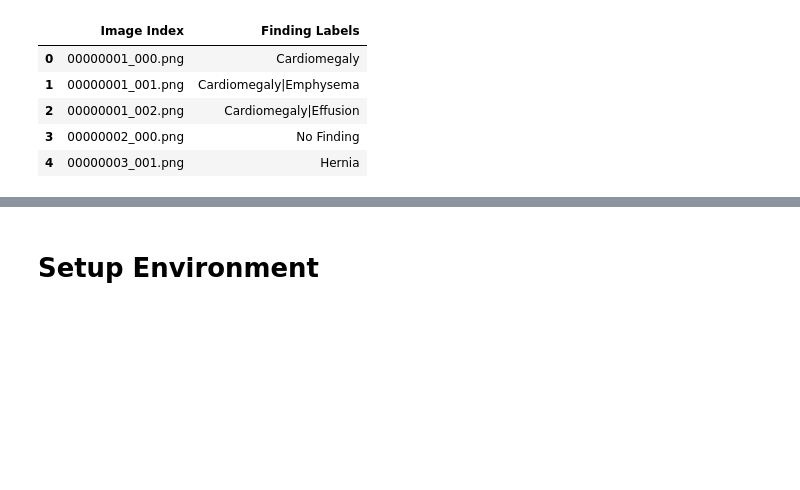
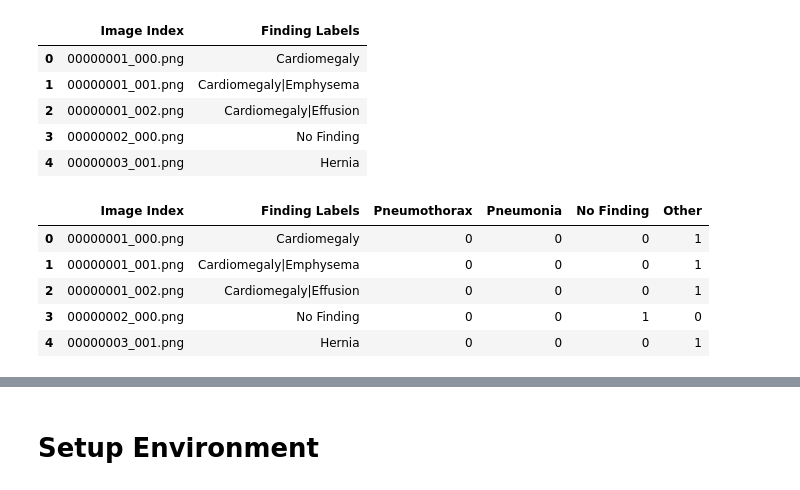
Before and after one commit to Toptopito/pneumonia_prediction, a Jupyter notebook: pneumonia_prediction_training_nih.ipynb, the cells around one changed output, grey strips where cells are left out. Drawn from its saved outputs; the diff is of its cells as text; code cells hidden in the pictures; blank space fills up the shorter version.

```diff
--- a/pneumonia_prediction_training_nih.ipynb
+++ b/pneumonia_prediction_training_nih.ipynb
@@ -48,7 +48,7 @@ memory usage: 9.4+ MB
 # %%
 # retain only needed columns
 cols_to_retain = ['Image Index',
-                  'Finding Labels']
+                  'Finding Labels',]
 findings_df = findings_df[cols_to_retain]
 findings_df.head()
 # %% [output]
@@ -59,4 +59,25 @@ findings_df.head()
 | 3 | 00000002_000.png | No Finding |
 | 4 | 00000003_001.png | Hernia |
 # %%
-# create columns for findings
+# create columns for findings we are interested in
+findings = ['Pneumothorax',
+            'Pneumonia',
+            'No Finding']
+
+for finding in findings:
+    findings_df[finding] = findings_df['Finding Labels'].str.contains(finding).astype(int)
+
+# All other findings place in column "Other"
+findings_df['Other'] = (findings_df[findings].sum(axis=1) == 0).astype(int)
+
+# PRIORITIZE PNEUMOTHORAX: Set 'Pneumonia' to zero where 'Pneumothorax' is 1
+findings_df.loc[findings_df['Pneumothorax'] == 1, ['Pneumonia']] = 0
+
+findings_df.head()
+# %% [output]
+|  | Image Index | Finding Labels | Pneumothorax | Pneumonia | No Finding | Other |
+| 0 | 00000001_000.png | Cardiomegaly | 0 | 0 | 0 | 1 |
+| 1 | 00000001_001.png | Cardiomegaly|Emphysema | 0 | 0 | 0 | 1 |
+| 2 | 00000001_002.png | Cardiomegaly|Effusion | 0 | 0 | 0 | 1 |
+| 3 | 00000002_000.png | No Finding | 0 | 0 | 1 | 0 |
+| 4 | 00000003_001.png | Hernia | 0 | 0 | 0 | 1 |
```
Also changed, not shown: parts of 25 cells of this notebook, 7 other files.
